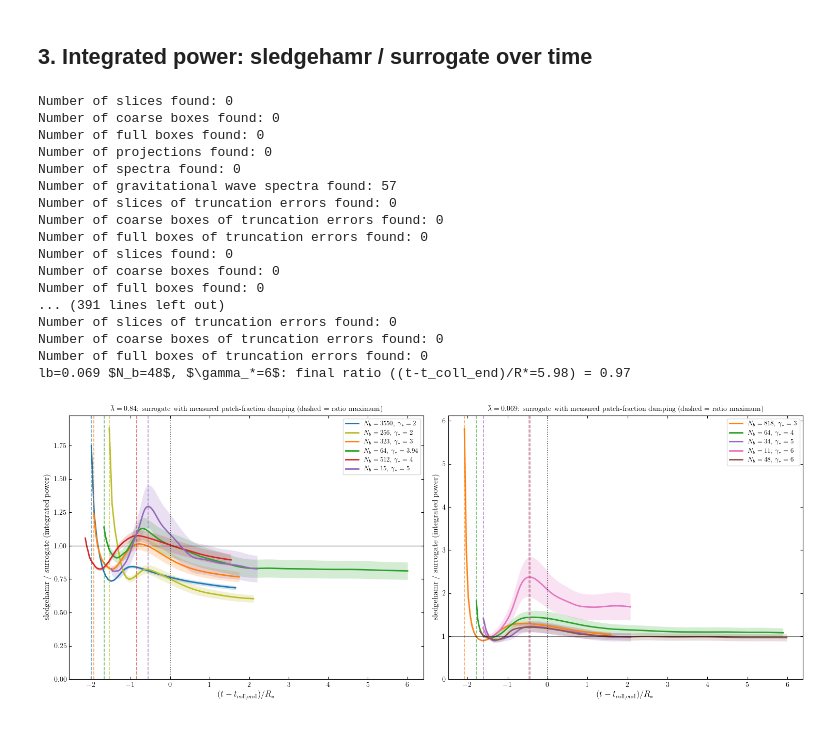
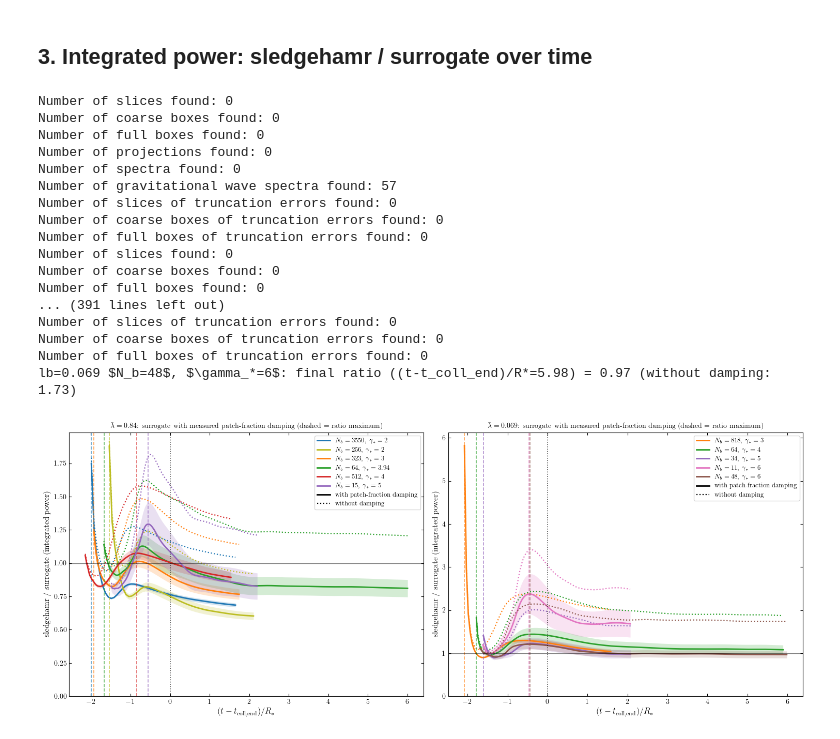
Before and after one commit to MSABuschmann/PhaseTransitionBuilder, a Jupyter notebook: notebooks/27_gamma_star_surrogate_comparison.ipynb, the cells around one changed output. Cells and saved outputs as stored; diff of their text form; code cells hidden in the pictures.

Commit message:
Add undamped surrogate to notebook 27 integrated-power plot

```diff
--- a/notebooks/27_gamma_star_surrogate_comparison.ipynb
+++ b/notebooks/27_gamma_star_surrogate_comparison.ipynb
@@ -418,33 +418,44 @@ for r in RUNS:
     lab = rf"{r['label']}, $\gamma_*={r['gamma_star']:.3g}$"
     ax.plot(x, ratio[ok], "-", color=r["ipr_col"], lw=2.0, label=lab)
     ax.fill_between(x, ratio[ok] - err[ok], ratio[ok] + err[ok], color=r["ipr_col"], alpha=0.2, linewidth=0)
     i_pk = np.nanargmax(ratio[ok]); ax.axvline(x[i_pk], color=r["ipr_col"], ls="--", lw=1.2, alpha=0.7)
-    print(f"lb={lb} {lab}: final ratio ((t-t_coll_end)/R*={x[-1]:.2f}) = {ratio[ok][-1]:.2f}")
+    # same comparison without the patch-fraction damping (dotted, same t_coll_end)
+    wu, _, _, gu, tu = weights_grid(r, damped=False)
+    with warnings.catch_warnings():
+        warnings.simplefilter("ignore")
+        comb_u = sum(reconstruct_pair_spectrum_series(float(g), wu[c], tu, t_grid, f_i, tb, g_s) for c, g in enumerate(gu))
+    surr_u = np.array([integrate_band(to_chw(comb_u[i], R, lb, L**3), kR_out, kR_min) for i in range(len(t_grid))])
+    ratio_u = ps / interp1d(t_grid, surr_u, bounds_error=False)(ts)
+    ax.plot(x, ratio_u[ok], ":", color=r["ipr_col"], lw=1.6)
+    print(f"lb={lb} {lab}: final ratio ((t-t_coll_end)/R*={x[-1]:.2f}) = {ratio[ok][-1]:.2f} "
+          f"(without damping: {ratio_u[ok][-1]:.2f})")
 for lb, ax in AX.items():
     ax.axhline(1.0, color="k", lw=1.0, alpha=0.5); ax.axvline(0.0, color="k", ls=":", lw=1.2, alpha=0.7)
     ax.set_xlabel(r"$(t - t_{\rm coll,end})/R_*$", fontsize=12)
     ax.set_ylabel("sledgehamr / surrogate (integrated power)", fontsize=11)
     ax.set_title(rf"$\bar\lambda={lb}$: surrogate with measured patch-fraction damping (dashed = ratio maximum)", fontsize=10)
+    ax.plot([], [], "-", color="k", lw=2.0, label="with patch-fraction damping")
+    ax.plot([], [], ":", color="k", lw=1.6, label="without damping")
     ax.legend(fontsize=9, loc="upper right"); ax.tick_params(axis="both", direction="in", top=True, right=True); ax.set_ylim(bottom=0)
 plt.tight_layout()
 plt.savefig(PLOTS_DIR / "integrated_power_ratio_gamma_star_rnum_patchfraction_measured.pdf")
 plt.show()
 # %% [output]
 Number of slices found: 0
 Number of coarse boxes found: 0
 Number of full boxes found: 0
 Number of projections found: 0
 Number of spectra found: 0
 Number of gravitational wave spectra found: 57
 Number of slices of truncation errors found: 0
 Number of coarse boxes of truncation errors found: 0
 Number of full boxes of truncation errors found: 0
 Number of slices found: 0
 Number of coarse boxes found: 0
 Number of full boxes found: 0
 ... (391 lines left out)
 Number of slices of truncation errors found: 0
 Number of coarse boxes of truncation errors found: 0
 Number of full boxes of truncation errors found: 0
-lb=0.069 $N_b=48$, $\gamma_*=6$: final ratio ((t-t_coll_end)/R*=5.98) = 0.97
+lb=0.069 $N_b=48$, $\gamma_*=6$: final ratio ((t-t_coll_end)/R*=5.98) = 0.97 (without damping: 1.73)
-[figure, old version]
+[figure, new version]
```
Also changed, not shown: 1 other file.
